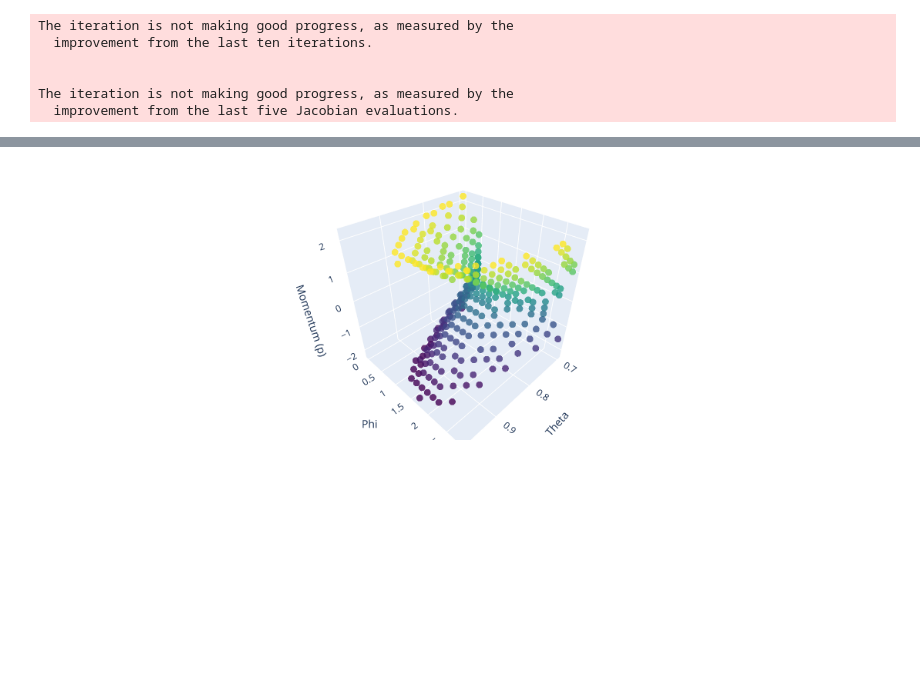
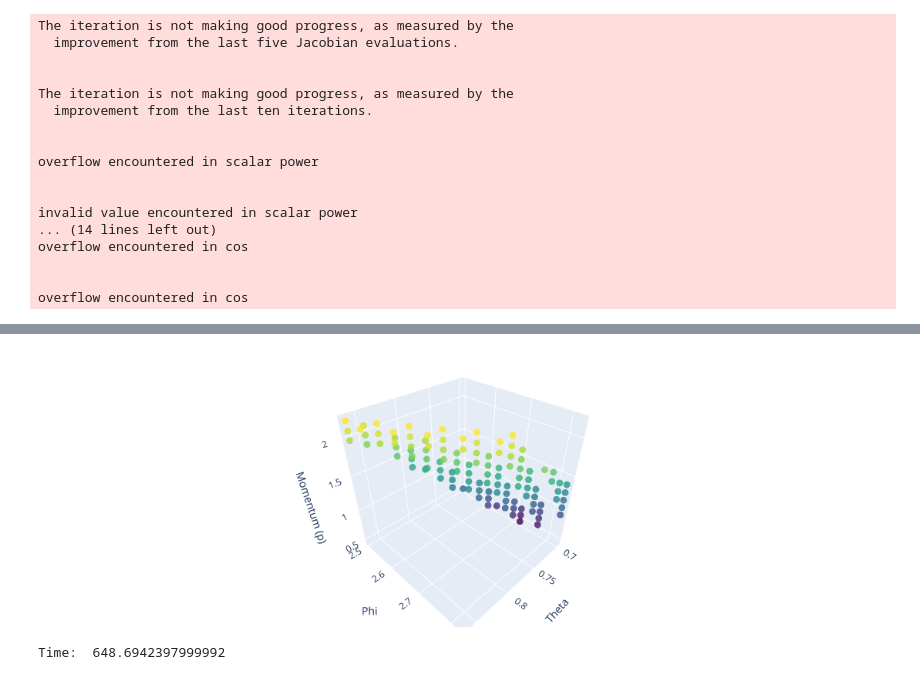
Before and after one commit to YannJanssen001/Tunnelling-without-barrier, a Jupyter notebook: Third year projects 2025/Lyra So/nice 3d plot.ipynb, the cells around one changed output, grey strips where cells are left out. Cells and saved outputs as stored; diff of their text form; code cells hidden in the pictures; blank space fills up the shorter version.

```diff
--- a/Third year projects 2025/Lyra So/nice 3d plot.ipynb
+++ b/Third year projects 2025/Lyra So/nice 3d plot.ipynb
@@ -80,14 +80,16 @@ def field_strength(theta):
 
     return [E_01, E_02]
 # %%
+start = timeit.default_timer()
+
 # initialize parameters
 omega_1 = omega  #Frequency of beam 1
 omega_2 = 2 * omega  #Frequency of beam 2
 
 # Define the range of parameters
 theta_values = np.linspace(np.radians(40), np.radians(60), 20)  # theta from 0 to pi
-phi_values = np.linspace(0, np.pi, 20)  # phi from 0 to pi
-p_values = np.linspace(-2.2, 2.2, 20)  # p from -2.0 to 2.0
+phi_values = np.linspace(0, np.pi, 60)  # phi from 0 to pi
+p_values = np.linspace(0, 2.2, 20)  # p from -2.0 to 2.0
 
 # Initialize lists to store the configurations where E(ts) ≈ 0
 zero_field_configs = []
@@ -129,8 +131,12 @@ for theta in theta_values:
             # Calculate the electric field at saddle point B
             e_field_at_B = E_01 * np.sin(omega_1 * ts_B) + E_02 * np.sin((omega_2 * ts_B) + phi)
 
+            # Calculate the derivative of the electric field at saddle point B
+            dE_dt = E_01 * omega_1 * np.cos(omega_1 * ts_B) + E_02 * omega_2 * np.sin(omega_2 * ts_B + phi)
+
             if np.abs(e_field_at_B) < 1e-3:
-                zero_field_configs.append((theta, phi, p))
+                if np.abs(dE_dt) < 1e-3:
+                    zero_field_configs.append((theta, phi, p))
 
 # Convert the list of configurations to a numpy array
 zero_field_configs = np.array(zero_field_configs)
@@ -143,33 +149,48 @@ if zero_field_configs.size > 0:
         y=zero_field_configs[:, 1],
         z=zero_field_configs[:, 2],
         mode='markers',
         marker=dict(
             size=5,
             color=zero_field_configs[:, 2],  # Color by momentum (p)
             colorscale='Viridis',           # Choose a colorscale
             opacity=0.8
         )
     )
 
     layout = go.Layout(
         scene=dict(
             xaxis=dict(title='Theta'),
             yaxis=dict(title='Phi'),
             zaxis=dict(title='Momentum (p)')
         ),
         margin=dict(l=0, r=0, b=0, t=0)
     )
 
     fig = go.Figure(data=[trace], layout=layout)
     pyo.iplot(fig)
 else:
     print("No configurations found where E(ts) ≈ 0.")
+
+stop = timeit.default_timer()
+print('Time: ', stop - start)
 # %% [output]
+The iteration is not making good progress, as measured by the
+  improvement from the last five Jacobian evaluations.
+
+
 The iteration is not making good progress, as measured by the
   improvement from the last ten iterations.
 
 
-The iteration is not making good progress, as measured by the
-  improvement from the last five Jacobian evaluations.
+overflow encountered in scalar power
+
+
+invalid value encountered in scalar power
+... (14 lines left out)
+overflow encountered in cos
+
+
+overflow encountered in cos
 [interactive output not drawn]
-[figure, old version]
+[figure, new version]
+Time:  648.6942397999992
```
